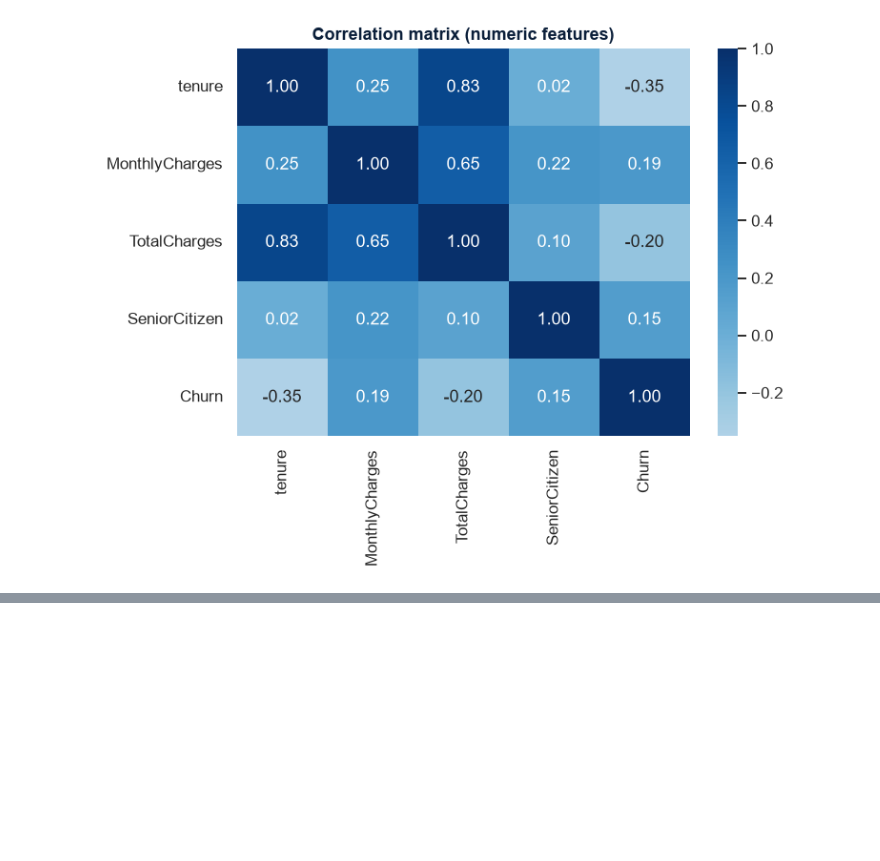
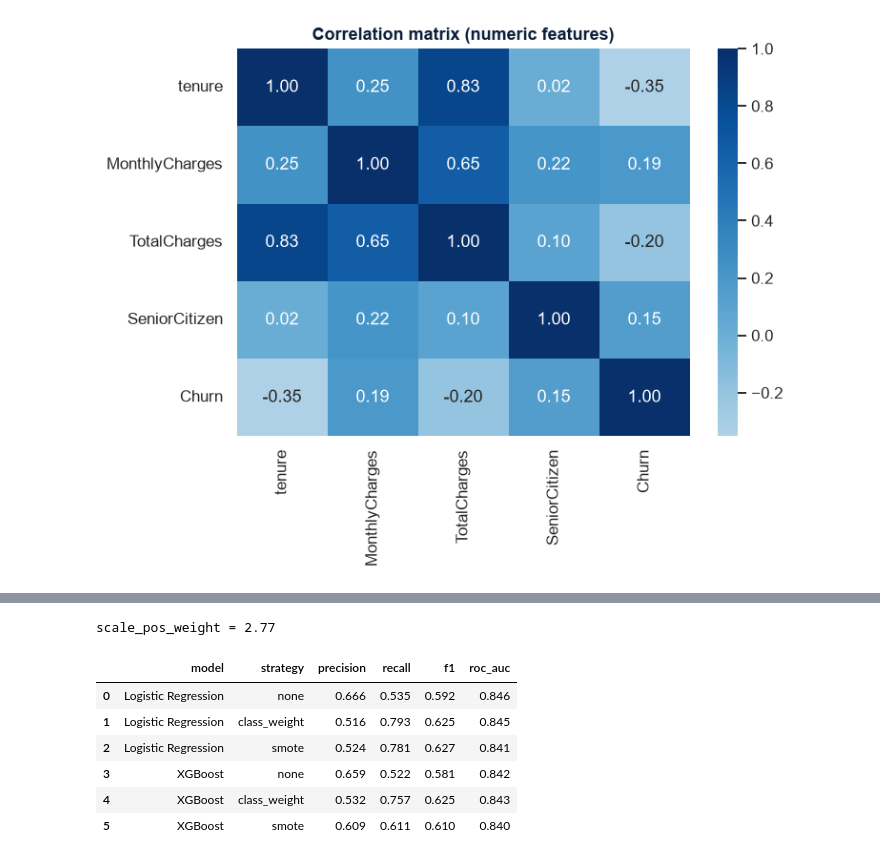
Before and after one commit to SouMej/customor-churn-prediction, a Jupyter notebook: notebooks/customer_churn_analysis.ipynb, the cells around one changed output, grey strips where cells are left out. Cells and saved outputs as stored; diff of their text form; code cells hidden in the pictures; blank space fills up the shorter version.

```diff
--- a/notebooks/customer_churn_analysis.ipynb
+++ b/notebooks/customer_churn_analysis.ipynb
@@ -331,0 +386,11 @@ plt.show()
+# %%
+from sklearn.model_selection import train_test_split
+
+X = df_fe.drop(columns="Churn")
+y = df_fe["Churn"]
+
+X_train, X_test, y_train, y_test = train_test_split(
+    X, y, test_size=0.20, stratify=y, random_state=42)
+
+print("Train:", X_train.shape, " Test:", X_test.shape)
+print(f"Churn rate train: {y_train.mean():.3%} | test: {y_test.mean():.3%}")
@@ -331,0 +459,58 @@ plt.show()
+# %%
+from sklearn.model_selection import StratifiedKFold, cross_validate
+from sklearn.linear_model import LogisticRegression
+from xgboost import XGBClassifier
+from imblearn.pipeline import Pipeline as ImbPipeline
+from imblearn.over_sampling import SMOTE
+
+cv = StratifiedKFold(n_splits=5, shuffle=True, random_state=42)
+neg, pos = (y_train == 0).sum(), (y_train == 1).sum()
+spw = neg / pos                    # about 2.77
+print("scale_pos_weight =", round(spw, 2))
+
+def make_model(name, class_weight=None, scale_pos_weight=1.0):
+    if name == "Logistic Regression":
+        return LogisticRegression(max_iter=2000, class_weight=class_weight)
+    return XGBClassifier(n_estimators=300, max_depth=4, learning_rate=0.05,
+                         scale_pos_weight=scale_pos_weight,
+                         eval_metric="logloss", random_state=42, n_jobs=-1)
+
+strategies = {
+    "none":         dict(smote=False, cw=None,       spw=1.0),
+    "class_weight": dict(smote=False, cw="balanced", spw=spw),
+    "smote":        dict(smote=True,  cw=None,       spw=1.0),
+}
+# %% [output]
+scale_pos_weight = 2.77
+# %%
+rows = []
+for model_name in ["Logistic Regression", "XGBoost"]:
+    for strat_name, s in strategies.items():
+        steps = [("prep", build_preprocessor())]
+        if s["smote"]:
+            steps.append(("smote", SMOTE(random_state=42)))
+        steps.append(("model", make_model(model_name, s["cw"], s["spw"])))
+        pipe = ImbPipeline(steps)
+
+        scores = cross_validate(pipe, X_train, y_train, cv=cv,
+                                scoring=["precision", "recall", "f1", "roc_auc"],
+                                n_jobs=-1)
+        rows.append({
+            "model": model_name, "strategy": strat_name,
+            "precision": scores["test_precision"].mean(),
+            "recall":    scores["test_recall"].mean(),
+            "f1":        scores["test_f1"].mean(),
+            "roc_auc":   scores["test_roc_auc"].mean(),
+        })
+
+imb_results = pd.DataFrame(rows).round(3)
+imb_results.to_csv(RESULTS_DIR / "imbalance_strategies.csv", index=False)
+imb_results
+# %% [output]
+|  | model | strategy | precision | recall | f1 | roc_auc |
+| 0 | Logistic Regression | none | 0.666 | 0.535 | 0.592 | 0.846 |
+| 1 | Logistic Regression | class_weight | 0.516 | 0.793 | 0.625 | 0.845 |
+| 2 | Logistic Regression | smote | 0.524 | 0.781 | 0.627 | 0.841 |
+| 3 | XGBoost | none | 0.659 | 0.522 | 0.581 | 0.842 |
+| 4 | XGBoost | class_weight | 0.532 | 0.757 | 0.625 | 0.843 |
+| 5 | XGBoost | smote | 0.609 | 0.611 | 0.610 | 0.840 |
```
Also changed, not shown: parts of 13 cells of this notebook, 5 other files.
